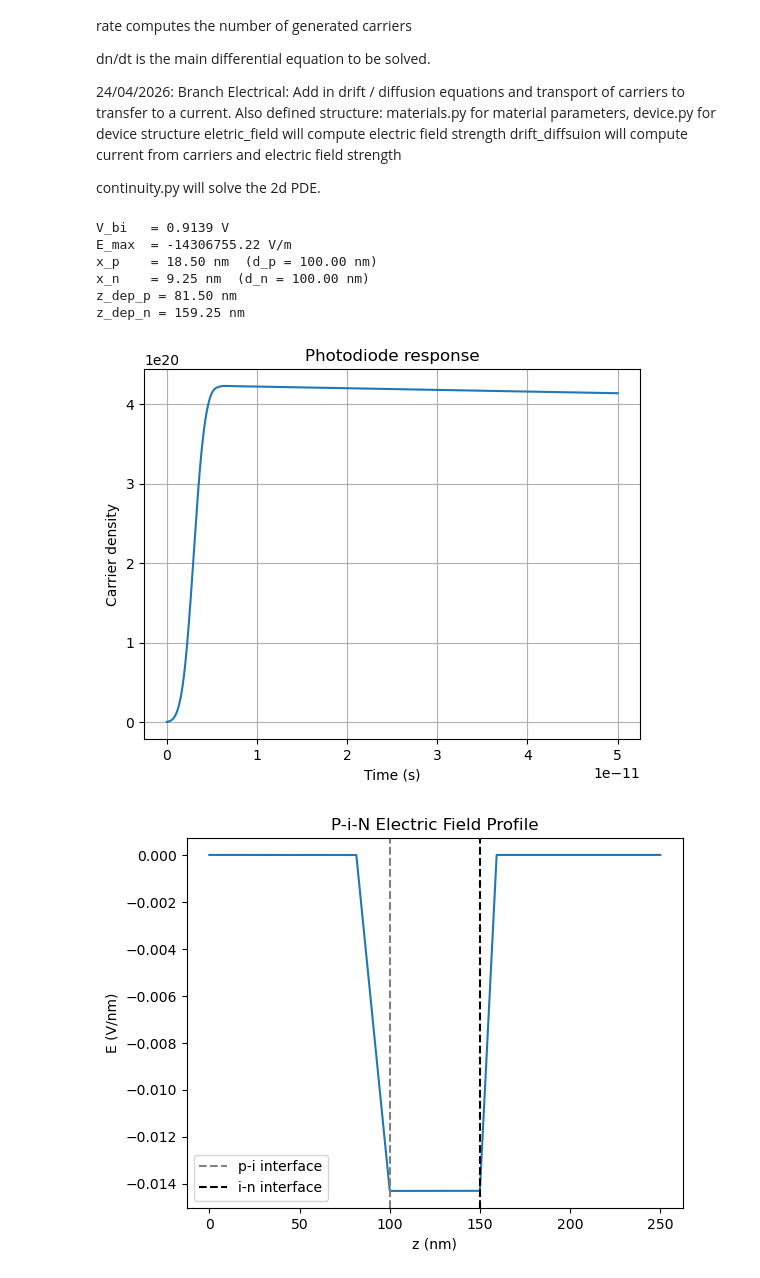
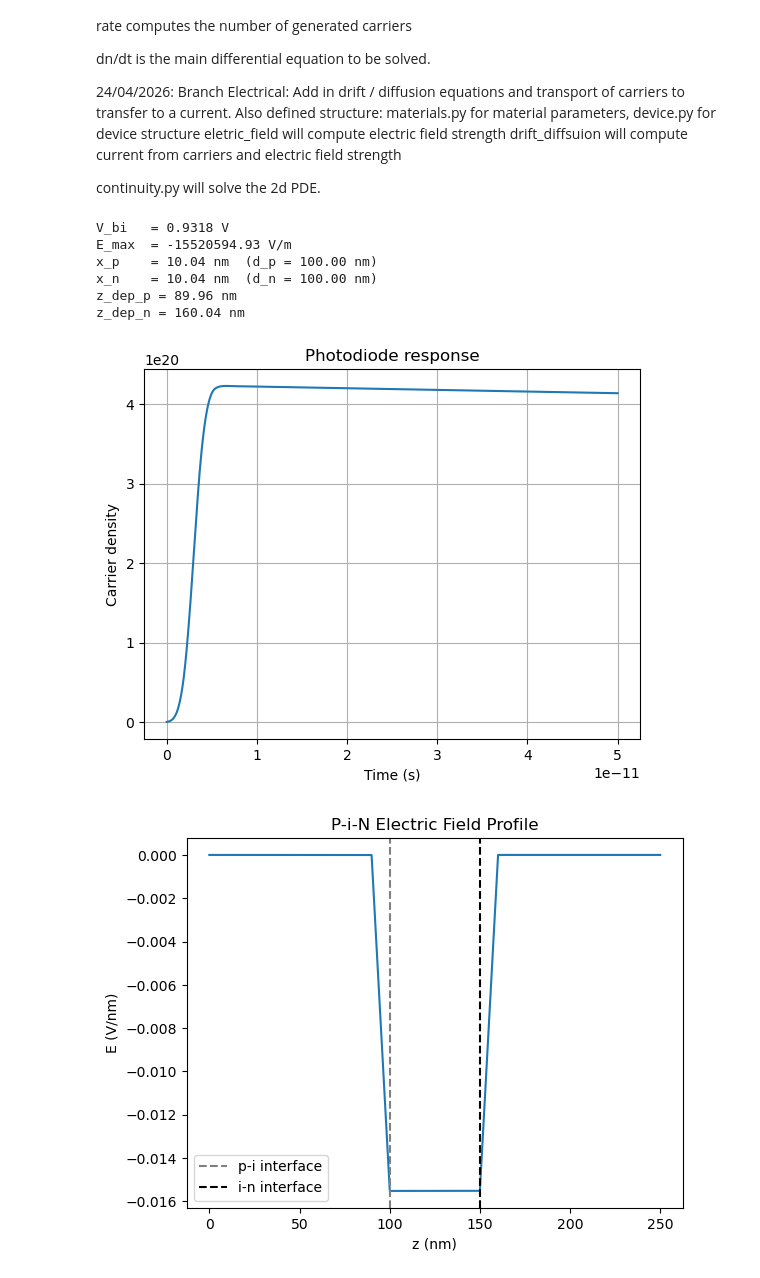
Before and after one commit to RJ-TUe/photodiode, a Jupyter notebook: photodiode_model/_main.ipynb, the cells around one changed output. Drawn from its saved outputs; the diff is of its cells as text; code cells hidden in the pictures.

```diff
--- a/photodiode_model/_main.ipynb
+++ b/photodiode_model/_main.ipynb
@@ -59,7 +59,7 @@ envelope  = np.exp(-((t_pulse - t0)**2) / (2 * tau_pulse**2))
 
 # CW source
 cw_source = LightSource(P=P, lam=lam, bandwidth=0, area=A, mode='cw')
-PIN = PINJunction(100e-9, 50e-9, 100e-9, 5e23, 1e24)
+PIN = PINJunction(100e-9, 50e-9, 100e-9, 1e24, 1e24)
 
 # pulsed source
 pulsed_source = LightSource(
@@ -84,37 +84,38 @@ def dn_dt(t, n):
 # evaluation parameters
 t_span = (0, 50e-12)
 t_eval = np.linspace(0, 50e-12, 1000)
 z = np.linspace(0, PIN.d, 5000)
 
 if __name__ == "__main__":
     sol = sci.integrate.solve_ivp(
     dn_dt, t_span, [0],
     t_eval  = t_eval,
     )
 
     plt.plot(sol.t, sol.y[0])
     plt.xlabel("Time (s)")
     plt.ylabel("Carrier density")
     plt.title("Photodiode response")
     plt.grid()
 
 plt.figure()
+
 z = np.linspace(0, PIN.d, 50000)
 E = electric_field(z, PIN, model="depletion")
 plt.plot(z * 1e9, E * 1e-9)
 plt.axvline(PIN.z_p * 1e9, color='gray', linestyle='--', label='p-i interface')
 plt.axvline(PIN.z_i * 1e9, color='black', linestyle='--', label='i-n interface')
 plt.xlabel("z (nm)")
 plt.ylabel("E (V/nm)")
 plt.title("P-i-N Electric Field Profile")
 plt.legend()
 plt.show()
 # %% [output]
-V_bi   = 0.9139 V
-E_max  = -14306755.22 V/m
-x_p    = 18.50 nm  (d_p = 100.00 nm)
-x_n    = 9.25 nm  (d_n = 100.00 nm)
-z_dep_p = 81.50 nm
-z_dep_n = 159.25 nm
+V_bi   = 0.9318 V
+E_max  = -15520594.93 V/m
+x_p    = 10.04 nm  (d_p = 100.00 nm)
+x_n    = 10.04 nm  (d_n = 100.00 nm)
+z_dep_p = 89.96 nm
+z_dep_n = 160.04 nm
 [figure]
-[figure, old version]
+[figure, new version]
```
Also changed, not shown: 4 other files.
